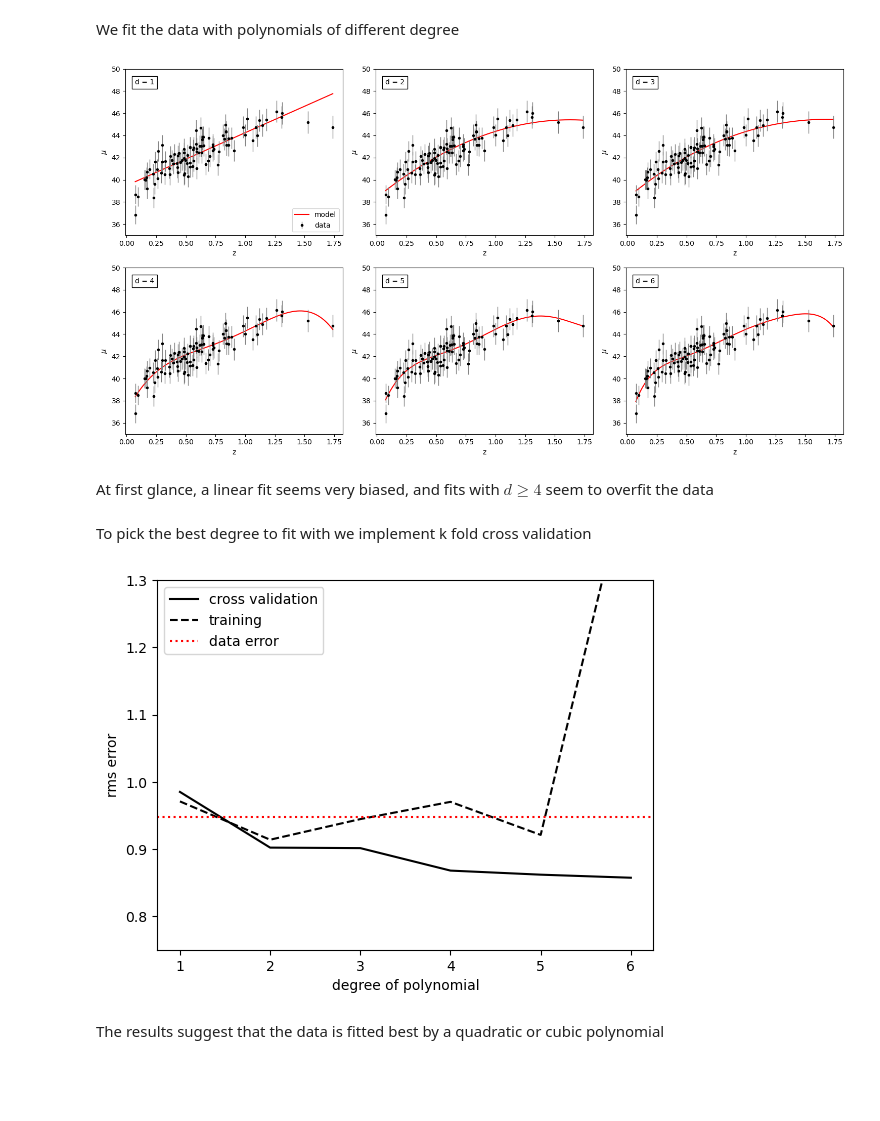
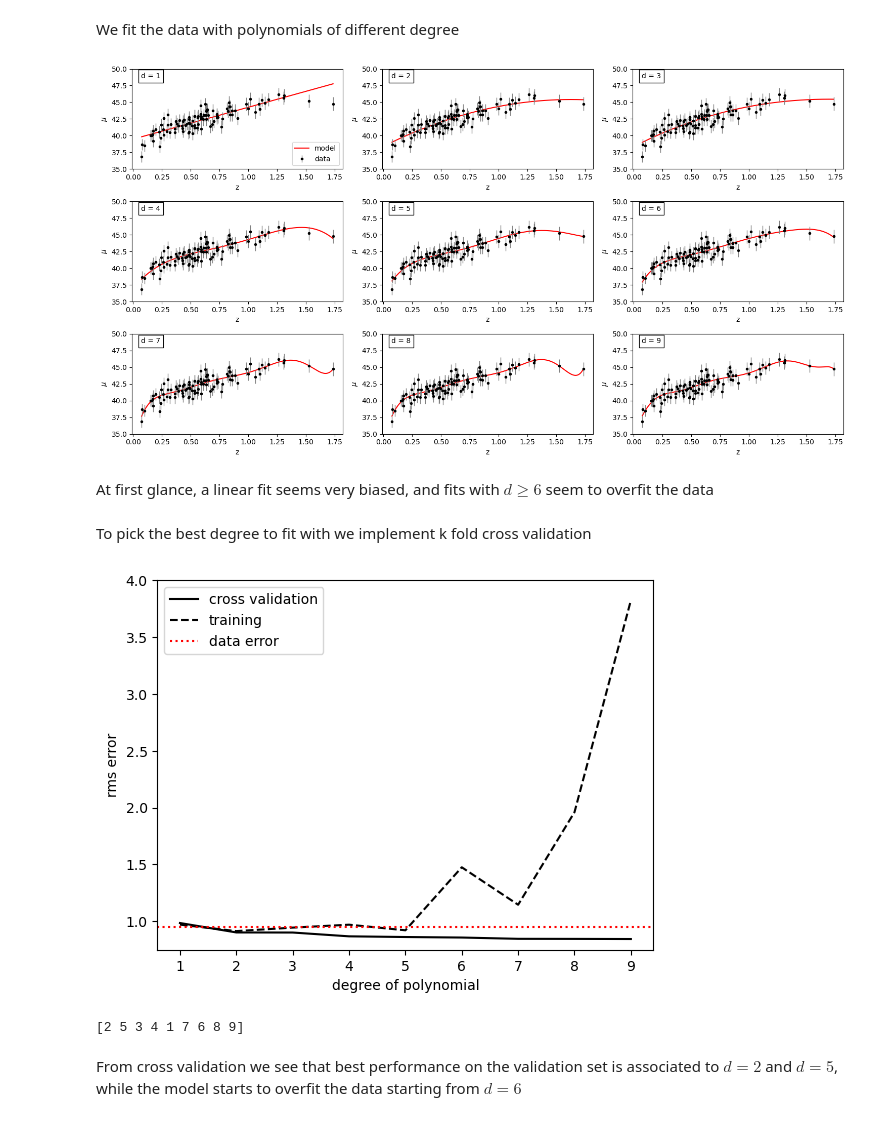
Before and after one commit to GabrieleOlzer/astrostatistics_bicocca_2025, a Jupyter notebook: working/L17/Supernovae_regression.ipynb, the cells around one changed output. Cells and saved outputs as stored; diff of their text form; code cells hidden in the pictures; blank space fills up the shorter version.

```diff
--- a/working/L17/Supernovae_regression.ipynb
+++ b/working/L17/Supernovae_regression.ipynb
@@ -20,37 +21,37 @@ plt.ylim(35,50)
 # %% [markdown]
 We fit the data with polynomials of different degree
 # %%
-degree =  np.arange(1, 7) # polynomial degrees considered
+degree =  np.arange(1, 10) # polynomial degrees considered
 z_sk = z_sample[:, np.newaxis]
 x_grid = np.linspace(min(z_sample), max(z_sample), 10000)
 
-fig, axes  =plt.subplots(2, 3, figsize=(15, 8))
+fig, axes  =plt.subplots(3, 3, figsize=(15, 8))
 axes = axes.ravel()
 
 for idx, d in enumerate(degree):
 
     pol_reg = PolynomialRegression(d) #fitting with d degree polynomial
     pol_reg.fit(z_sk, mu_sample, dmu)
     par = pol_reg.coef_
     model = np.array([np.polynomial.Polynomial(par)(x) for x in x_grid])
 
     #plotting the fitting plynomials over the data
     ax = axes[idx]
     ax.plot(x_grid, model, c='r', label='model')
     ax.errorbar(z_sample, mu_sample, dmu, fmt='.k', ecolor='gray', lw=1,label='data')
     ax.set_xlabel("z")
     ax.set_ylabel("$\mu$")
     ax.set_ylim(35,50)
     ax.text(0.07, 48.6, "d = %i" % d, bbox=dict(ec='k', fc='w'))
     if (d==1):
         ax.legend()
 
 plt.tight_layout()
 plt.show()
 # %% [output]
-[figure, old version]
+[figure, new version]
 # %% [markdown]
-At first glance, a linear fit seems very biased, and fits with $ d \geq 4$ seem to overfit the data
+At first glance, a linear fit seems very biased, and fits with $ d \geq 6$ seem to overfit the data
 # %% [markdown]
 To pick the best degree to fit with we implement k fold cross validation
 # %%
@@ -70,6 +71,7 @@ test_len = int(len(z_sample)/k)
 # vectors to store the errors for different values of d
 train_errs = []
 test_errs = []
+min = 0
 
 for d in degree:
 
@@ -99,8 +101,9 @@ for d in degree:
         par = pol_reg.coef_
 
         #computing the rms errors on both the training and validation sets
-        mu_pred_train = np.array([pol(d, par, z) for z in z_train])
-        mu_pred_test = np.array([pol(d, par, z) for z in z_test])
+        pol = Polynomial(par)
+        mu_pred_train = np.array([pol(z) for z in z_train])
+        mu_pred_test = np.array([pol(z) for z in z_test])
         train_errs_d.append(rms_error(mu_train, mu_pred_train))
         test_errs_d.append(rms_error(mu_test, mu_pred_test))
 
@@ -115,11 +118,17 @@ plt.plot(degree, test_errs, '--k', c='black', label='training')
 plt.axhline(np.mean(dmu), ls='dotted', c='r', label='data error') # average error on the data
 plt.xlabel('degree of polynomial')
 plt.ylabel('rms error')
-plt.ylim(0.75, 1.3)
+plt.ylim(0.75, 4.0)
 plt.legend()
 
 plt.show()
 # %% [output]
-[figure, old version]
+[figure, new version]
-# %% [markdown]
-The results suggest that the data is fitted best by a quadratic or cubic polynomial
+# %%
+ranked_degrees = np.argsort(test_errs)+1
+
+print(ranked_degrees)
+# %% [output]
+[2 5 3 4 1 7 6 8 9]
+# %% [markdown]
+From cross validation we see that best performance on the validation set is associated to $d = 2$ and $d = 5$, while the model starts to overfit the data starting from $d = 6$
```
Also changed, not shown: parts of 1 cell of this notebook, 12 other files.
